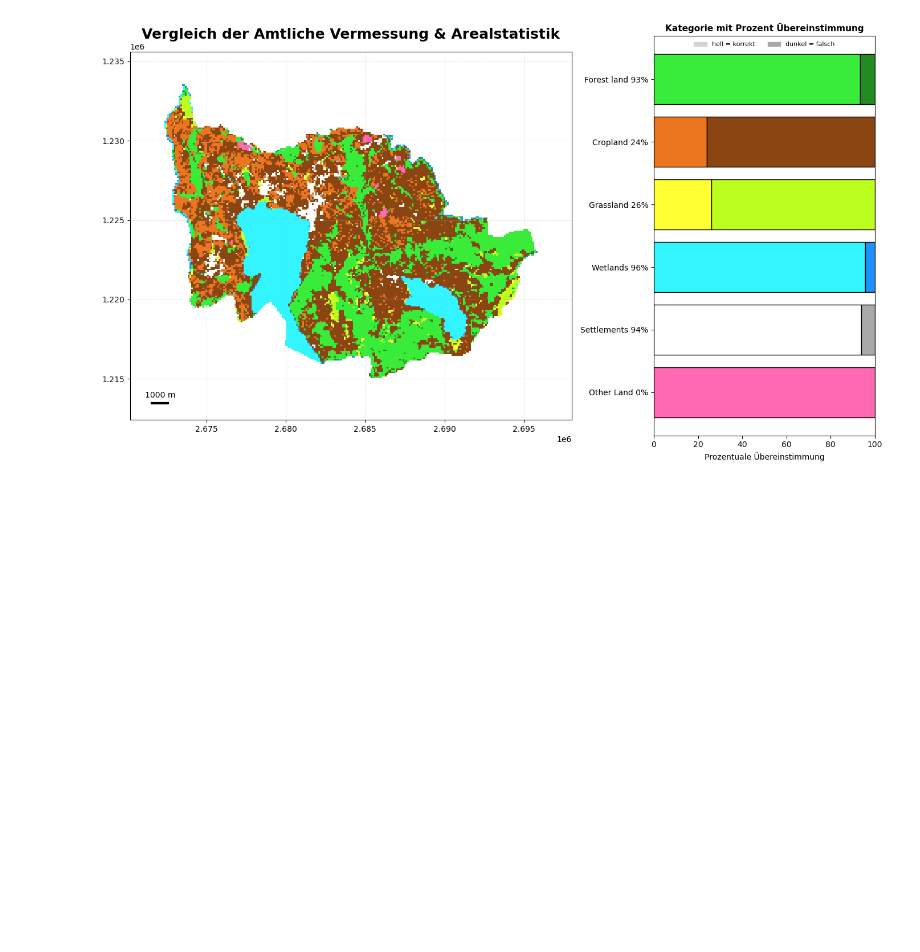
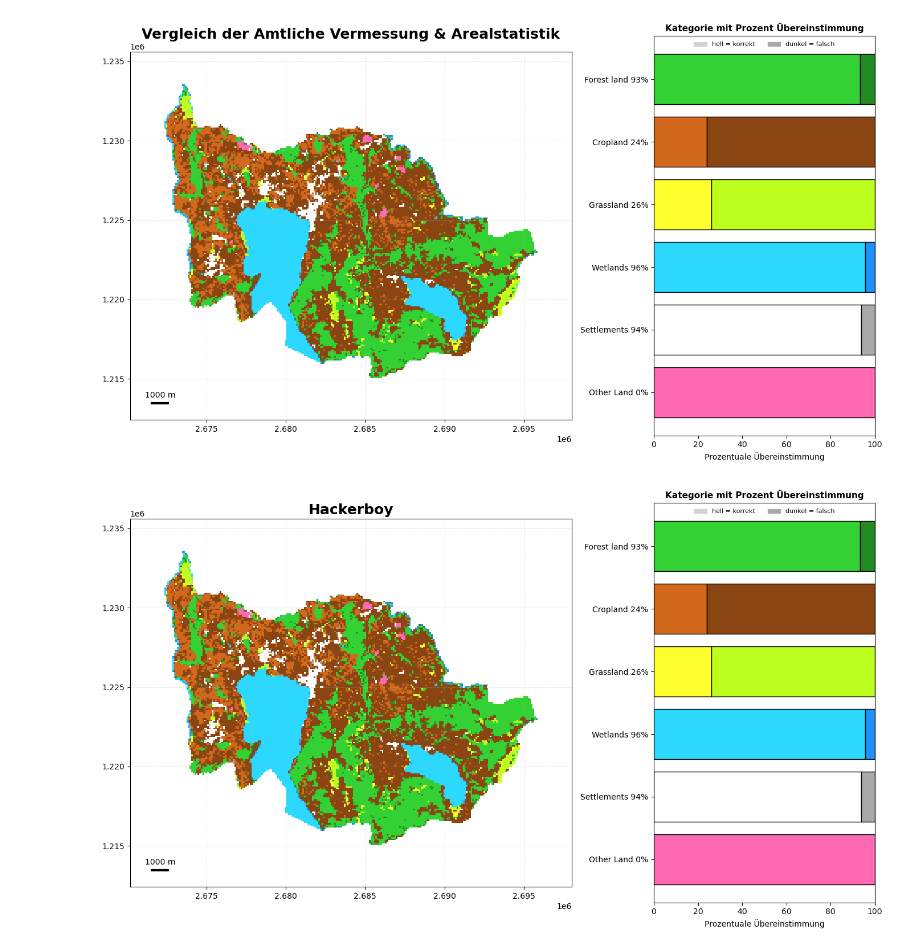
Before and after one commit to JonasHeinz/landcover_analysis, a Jupyter notebook: scripts/visualization/as-av.ipynb, the cells around one changed output. Cells and saved outputs as stored; diff of their text form; code cells hidden in the pictures; blank space fills up the shorter version.

Commit message:
Funktion erstellen Vis_Kategorie

```diff
--- a/scripts/visualization/as-av.ipynb
+++ b/scripts/visualization/as-av.ipynb
@@ -10,7 +10,7 @@ import matplotlib.patches as mpatches
 # -----------------------------
 # 1. GeoPackage laden
 # -----------------------------
-gpkg_path = "C:/Users/aebim/Documents/02_Ausbildung/Studium/05_Semester/5230_Geoniformatik_Raumanalyse/Projektarbeit/03_GitHub/data/analysis/av/AV_As_Center_Pixel.gpkg"
+gpkg_path = r"C:\Users\st1179523\Documents\GitHub\landcover_analysis\data\analysis\av\AV_As_Center_Pixel.gpkg"
 gdf = gpd.read_file(gpkg_path)
 
 # CRS prüfen und ggf. auf EPSG:2056 setzen
@@ -34,7 +34,7 @@ def adjust_brightness(color, factor):
     rgb = np.clip(rgb * factor, 0, 1)
     return rgb
 
-color_low_sat = {k: adjust_brightness(v, 1.7) for k, v in category_colors.items()}  # hell = korrekt
+color_low_sat = {k: adjust_brightness(v, 1.5) for k, v in category_colors.items()}  # hell = korrekt
 color_high_sat = {k: adjust_brightness(v, 1.0) for k, v in category_colors.items()} # kräftig = falsch
 
 # -----------------------------
@@ -139,7 +139,7 @@ import matplotlib.patches as mpatches
 # -----------------------------
 # 1. GeoPackage laden
 # -----------------------------
-gpkg_path = r"C:\Users\aebim\Documents\02_Ausbildung\Studium\05_Semester\5230_Geoniformatik_Raumanalyse\Projektarbeit\03_GitHub\data\analysis\av\AV_As_Maximal_Area.gpkg"
+gpkg_path = r"C:\Users\st1179523\Documents\GitHub\landcover_analysis\data\analysis\av\AV_As_Maximal_Area.gpkg"
 gdf = gpd.read_file(gpkg_path)
 
 # CRS prüfen und ggf. auf EPSG:2056 setzen
@@ -163,7 +163,7 @@ def adjust_brightness(color, factor):
     rgb = np.clip(rgb * factor, 0, 1)
     return rgb
 
-color_low_sat = {k: adjust_brightness(v, 1.7) for k, v in category_colors.items()}  # hell = korrekt
+color_low_sat = {k: adjust_brightness(v, 1.5) for k, v in category_colors.items()}  # hell = korrekt
 color_high_sat = {k: adjust_brightness(v, 1.0) for k, v in category_colors.items()} # kräftig = falsch
 
 # -----------------------------
@@ -260,0 +377,11 @@ plt.show()
+# %%
+gpkg_path = r"C:\Users\st1179523\Documents\GitHub\landcover_analysis\data\analysis\av\AV_As_Maximal_Area.gpkg"
+gdf = gpd.read_file(gpkg_path)
+
+As_Kategorie="IPCC_AV_Id"
+Kategorie="IPCC_AS_Id"
+# %%
+
+plot_av_vs_as(gdf,As_Kategorie ,Kategorie, "Hackerboy" )
+# %% [output]
+[figure, added]
```
Also changed, not shown: parts of 1 cell of this notebook, 1 other file.
